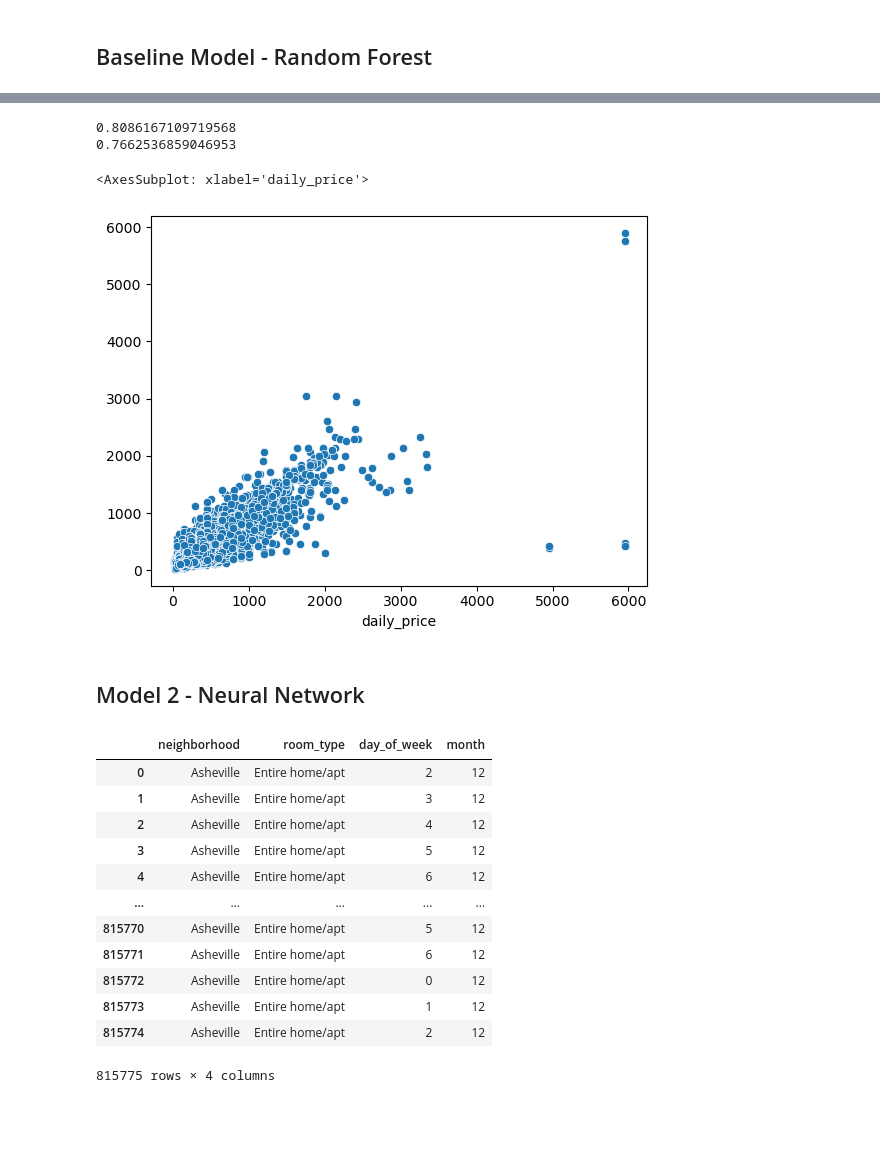
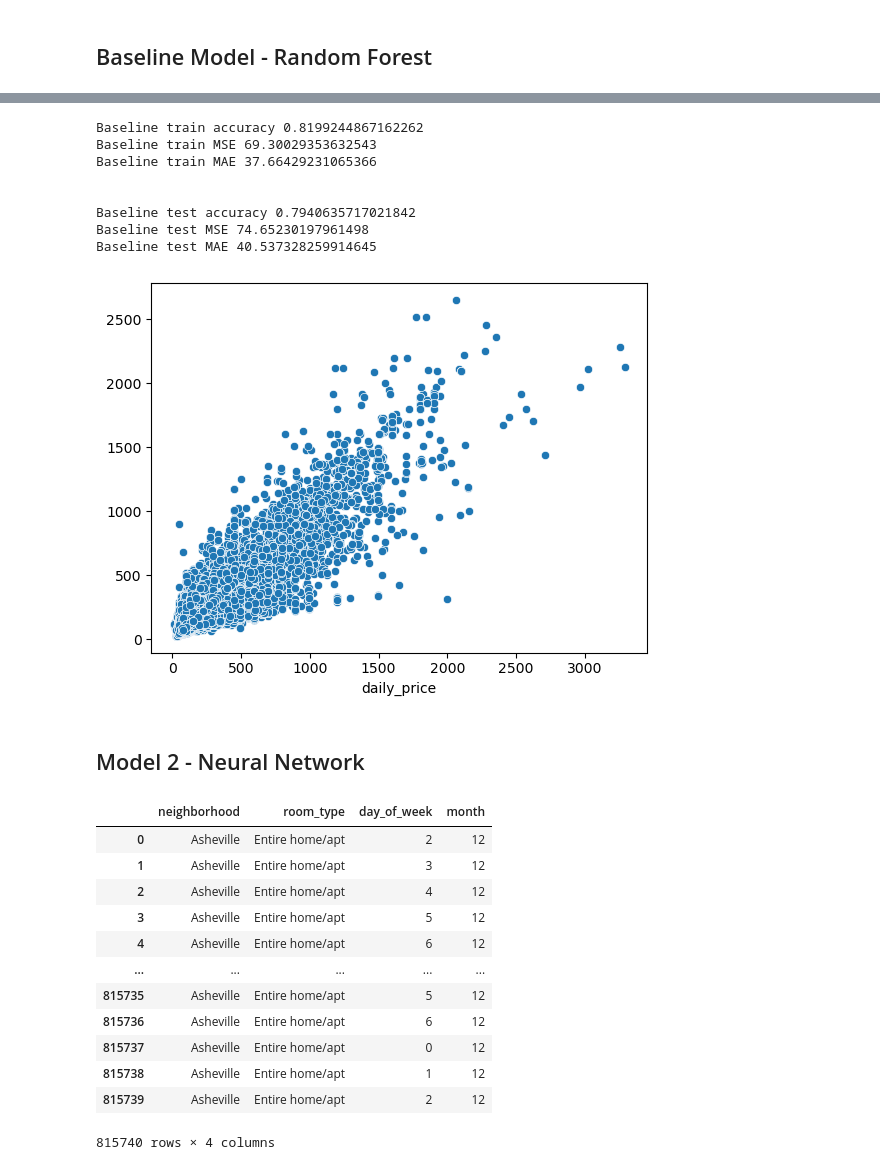
Before and after one commit to sjeanat3/Asheville-AirBnB-Experience-Recommendation, a Jupyter notebook: Notebooks/Asheville AirBnB Price Prediction Notebook.ipynb, the cells around one changed output, grey strips where cells are left out. Cells and saved outputs as stored; diff of their text form; code cells hidden in the pictures; blank space fills up the shorter version.

```diff
--- a/Notebooks/Asheville AirBnB Price Prediction Notebook.ipynb
+++ b/Notebooks/Asheville AirBnB Price Prediction Notebook.ipynb
@@ -823,6 +829,8 @@ asheville_data = asheville_data[asheville_data['bathrooms'] <= 5]
 
 asheville_data = asheville_data[asheville_data['room_type'] != 'Hotel room']
 asheville_data = asheville_data[asheville_data['room_type'] != 'Shared room']
+
+asheville_data = asheville_data[asheville_data['daily_price'] <= 4000]
 # %%
 asheville_data = asheville_data.reset_index()
 asheville_data = asheville_data.drop(['index'], axis = 1)
@@ -936,5 +956,5 @@ ct = ColumnTransformer([('nominalpipe', baseline_nominal_pipeline, baseline_nomi
 baseline_final_pipe = Pipeline([('preprocess', ct),
                                 ('model', RandomForestRegressor())])
 
-baseline_final_pipe.fit(baseline_X_train, baseline_y_train)
+baseline_results = baseline_final_pipe.fit(baseline_X_train, baseline_y_train)
 # %% [output]
@@ -959,14 +963,28 @@ Pipeline(steps=[('preprocess',
-# %%
-print(baseline_final_pipe.score(baseline_X_train, baseline_y_train))
-print(baseline_final_pipe.score(baseline_X_test, baseline_y_test))
-
-baseline_preds = baseline_final_pipe.predict(baseline_X_test)
-sns.scatterplot(y = baseline_preds, x = baseline_y_test)
-# %% [output]
-0.8086167109719568
-0.7662536859046953
-<AxesSubplot: xlabel='daily_price'>
-[figure, removed]
+# %%
+baseline_train_preds = baseline_final_pipe.predict(baseline_X_train)
+baseline_test_preds = baseline_final_pipe.predict(baseline_X_test)
+
+print(f'Baseline train accuracy {baseline_final_pipe.score(baseline_X_train, baseline_y_train)}')
+print(f'Baseline train MSE {mean_squared_error(baseline_y_train, baseline_train_preds, squared = False)}')
+print(f'Baseline train MAE {mean_absolute_error(baseline_y_train, baseline_train_preds)}')
+print(f'\n')
+print(f'Baseline test accuracy {baseline_final_pipe.score(baseline_X_test, baseline_y_test)}')
+print(f'Baseline test MSE {mean_squared_error(baseline_y_test, baseline_test_preds, squared = False)}')
+print(f'Baseline test MAE {mean_absolute_error(baseline_y_test, baseline_test_preds)}')
+
+sns.scatterplot(y = baseline_test_preds, x = baseline_y_test);
+
+#ADD MSE AND MAE
+# %% [output]
+Baseline train accuracy 0.8199244867162262
+Baseline train MSE 69.30029353632543
+Baseline train MAE 37.66429231065366
+
+
+Baseline test accuracy 0.7940635717021842
+Baseline test MSE 74.65230197961498
+Baseline test MAE 40.537328259914645
+[figure, added]
 # %% [markdown]
 ## Model 2 - Neural Network
 # %%
@@ -982,12 +1000,12 @@ model2_cat_cols
 | 3 | Asheville | Entire home/apt | 5 | 12 |
 | 4 | Asheville | Entire home/apt | 6 | 12 |
 | ... | ... | ... | ... | ... |
-| 815770 | Asheville | Entire home/apt | 5 | 12 |
-| 815771 | Asheville | Entire home/apt | 6 | 12 |
-| 815772 | Asheville | Entire home/apt | 0 | 12 |
-| 815773 | Asheville | Entire home/apt | 1 | 12 |
-| 815774 | Asheville | Entire home/apt | 2 | 12 |
+| 815735 | Asheville | Entire home/apt | 5 | 12 |
+| 815736 | Asheville | Entire home/apt | 6 | 12 |
+| 815737 | Asheville | Entire home/apt | 0 | 12 |
+| 815738 | Asheville | Entire home/apt | 1 | 12 |
+| 815739 | Asheville | Entire home/apt | 2 | 12 |
-815775 rows × 4 columns
+815740 rows × 4 columns
 # %%
 #One hot encode the categorical columns
 model2_sklearn = asheville_modeling_data
```
Also changed, not shown: parts of 23 cells of this notebook.
